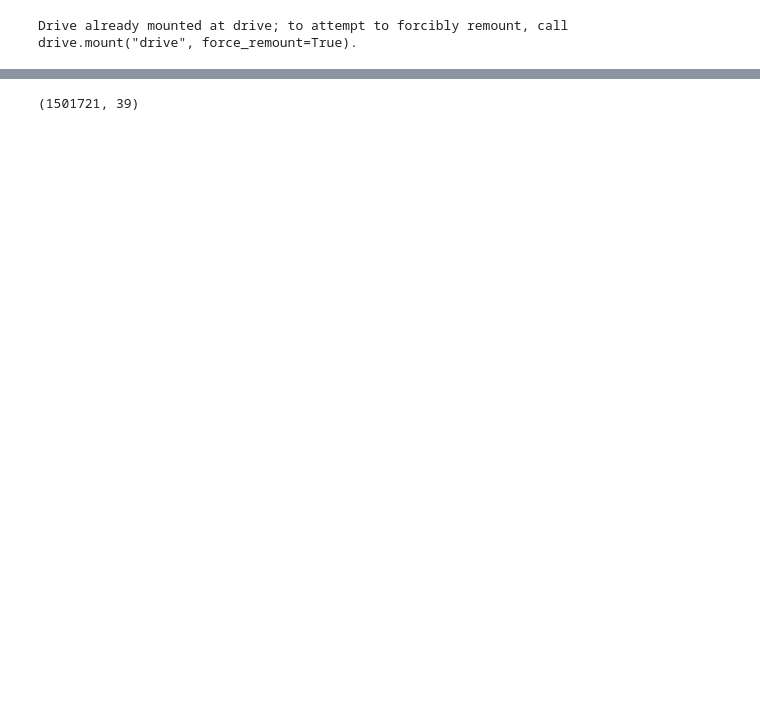
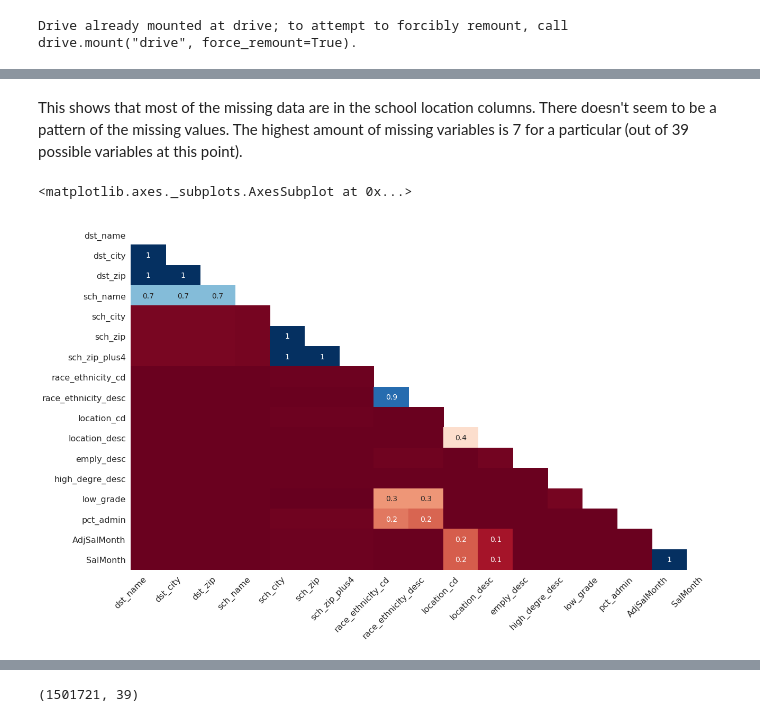
Before and after one commit to spanman888/DSC672_Teacher_Salary, a Jupyter notebook: Capstone_Teacher_Salary.ipynb, the cells around one changed output, grey strips where cells are left out. Drawn from its saved outputs; the diff is of its cells as text; code cells hidden in the pictures; blank space fills up the shorter version.

```diff
--- a/Capstone_Teacher_Salary.ipynb
+++ b/Capstone_Teacher_Salary.ipynb
@@ -205,0 +163,9 @@ df.head(5)
+# %% [markdown]
+This shows that most of the missing data are in the school location columns. There doesn't seem to be a pattern of the missing values. The highest amount of missing variables is 7 for a particular (out of 39 possible variables at this point).
+# %%
+#Nullity correlation ranges from -1 (if one variable appears the other definitely does not) to 0 (variables appearing or not appearing have no effect on one another)
+#to 1 (if one variable appears the other definitely also does).
+msno.heatmap(df)
+# %% [output]
+<matplotlib.axes._subplots.AxesSubplot at 0x...>
+[figure, added]
```
Also changed, not shown: parts of 48 cells of this notebook.
